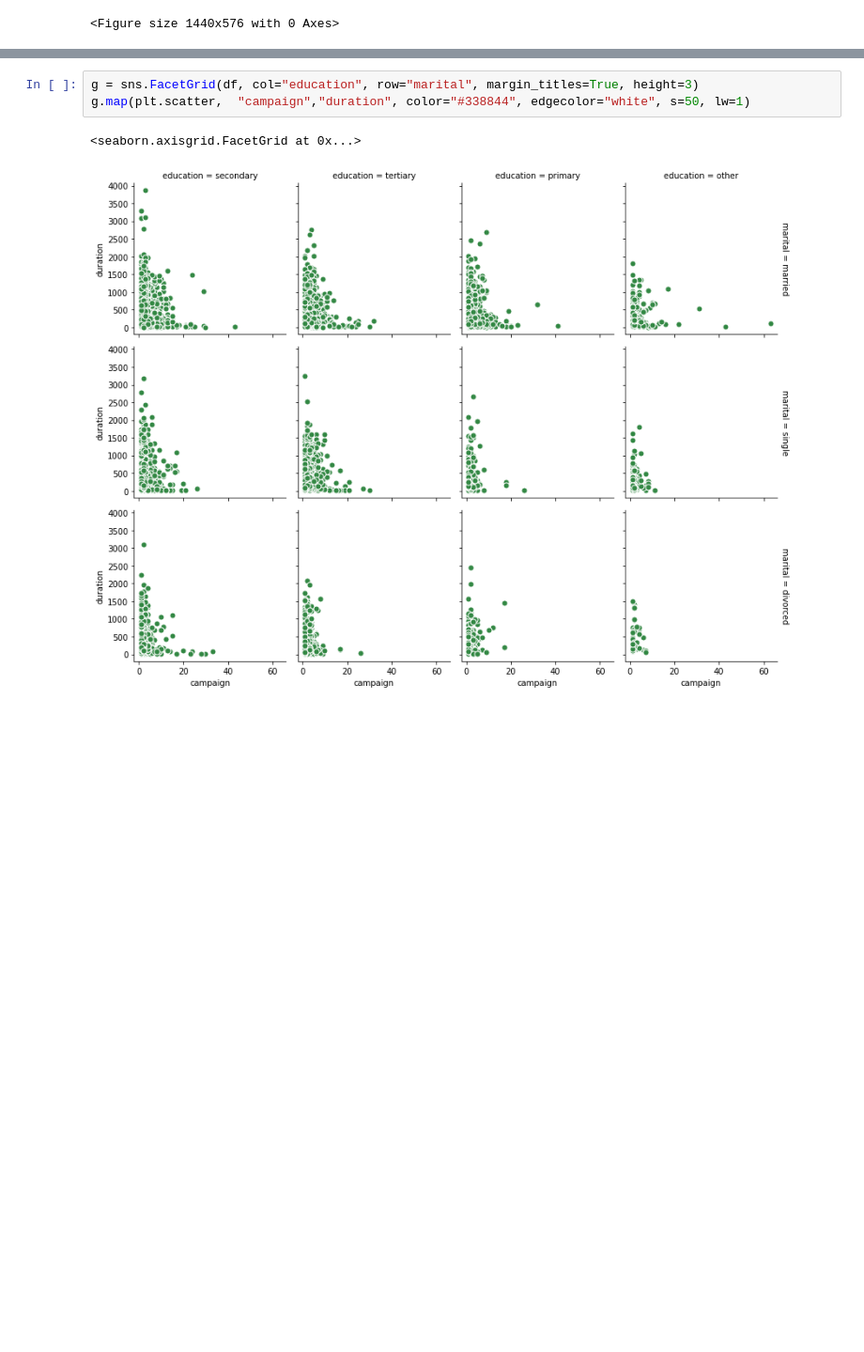
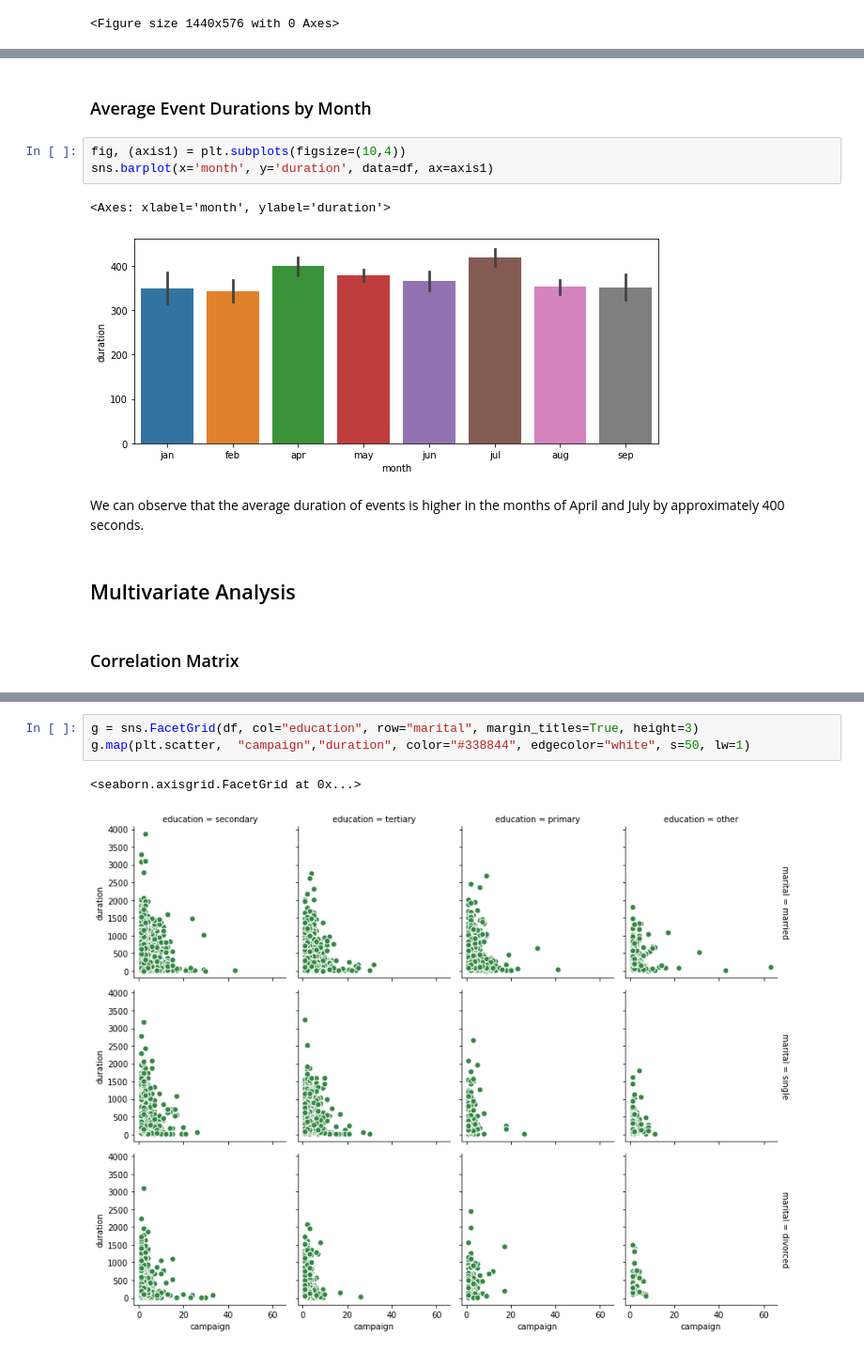
Before and after one commit to SaniyaBubere/Bank-Marketing, a Jupyter notebook: Bank_Marketing.ipynb, the cells around one changed output, grey strips where cells are left out. Shown at 94% size. Drawn from its saved outputs; the diff is of its cells as text; blank space fills up the shorter version.

```diff
--- a/Bank_Marketing.ipynb
+++ b/Bank_Marketing.ipynb
@@ -541 +572,15 @@ df_.head()
+# %% [markdown]
+### Average Event Durations by Month
+# %%
+fig, (axis1) = plt.subplots(figsize=(10,4))
+sns.barplot(x='month', y='duration', data=df, ax=axis1)
+# %% [output]
+<Axes: xlabel='month', ylabel='duration'>
+[figure, added]
+# %% [markdown]
+We can observe that the average duration of events is higher in the months of April and July by approximately 400 seconds.
+# %% [markdown]
+## Multivariate Analysis
+# %% [markdown]
+### Correlation Matrix
 # %%
```
Also changed, not shown: parts of 41 cells of this notebook.
